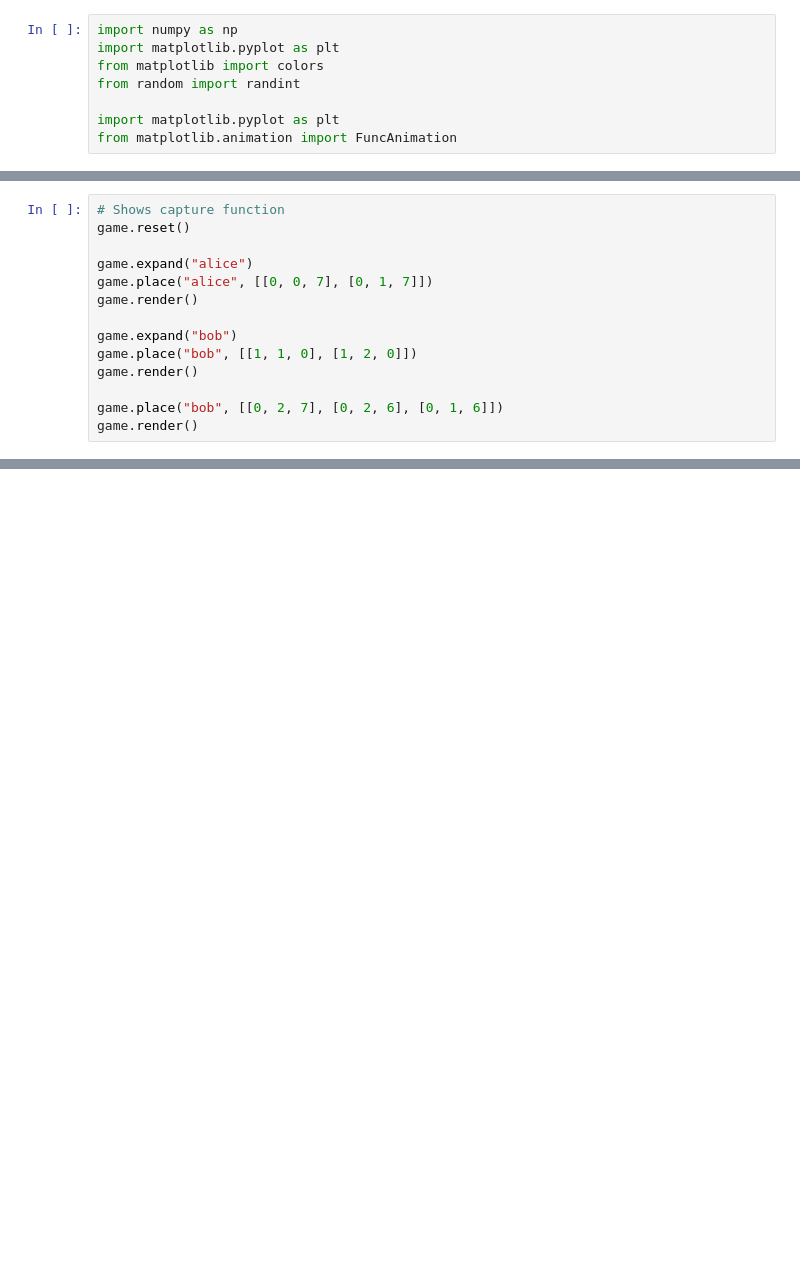
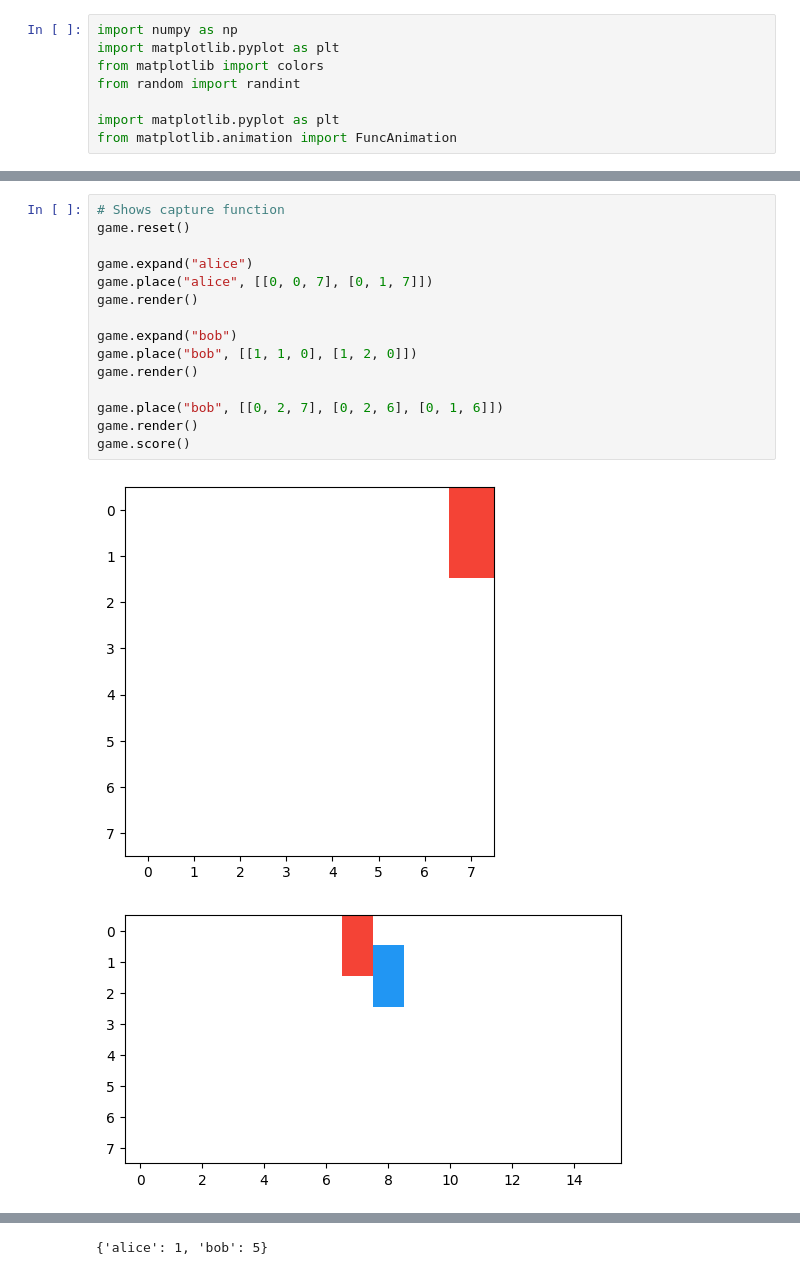
Before and after one commit to woodpav/board-game, a Jupyter notebook: notes/Game.ipynb, the cells around one changed output, grey strips where cells are left out. Cells and saved outputs as stored; diff of their text form; blank space fills up the shorter version.

```diff
--- a/notes/Game.ipynb
+++ b/notes/Game.ipynb
@@ -164,14 +222,18 @@ AttributeError: 'GameLogic' object has no attribute 'render'
 # %%
 # Shows capture function
 game.reset()
 
 game.expand("alice")
 game.place("alice", [[0, 0, 7], [0, 1, 7]])
 game.render()
 
 game.expand("bob")
 game.place("bob", [[1, 1, 0], [1, 2, 0]])
 game.render()
 
 game.place("bob", [[0, 2, 7], [0, 2, 6], [0, 1, 6]])
 game.render()
+game.score()
+# %% [output]
+[figure, added]
+[figure, added]
@@ -178,3 +241,4 @@ game.render()
+{'alice': 1, 'bob': 5}
 # %%
 # Shows capture function
 game.reset()
```
Also changed, not shown: parts of 7 cells of this notebook.
